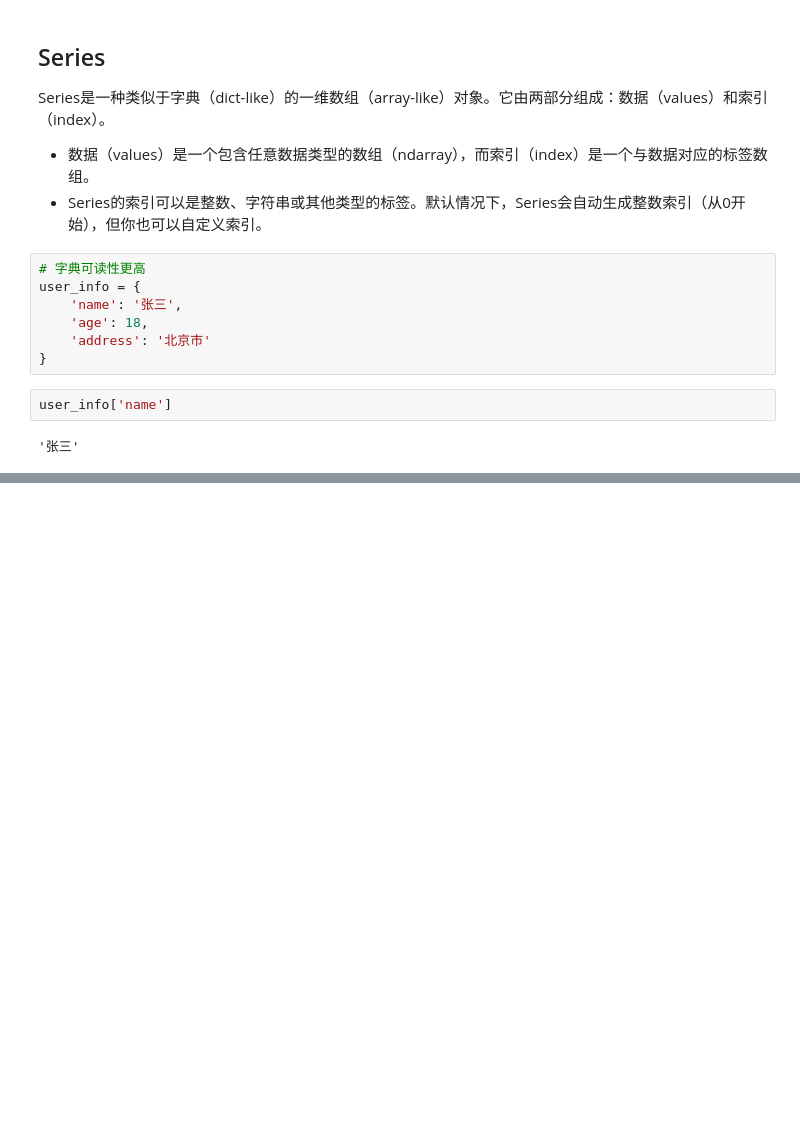
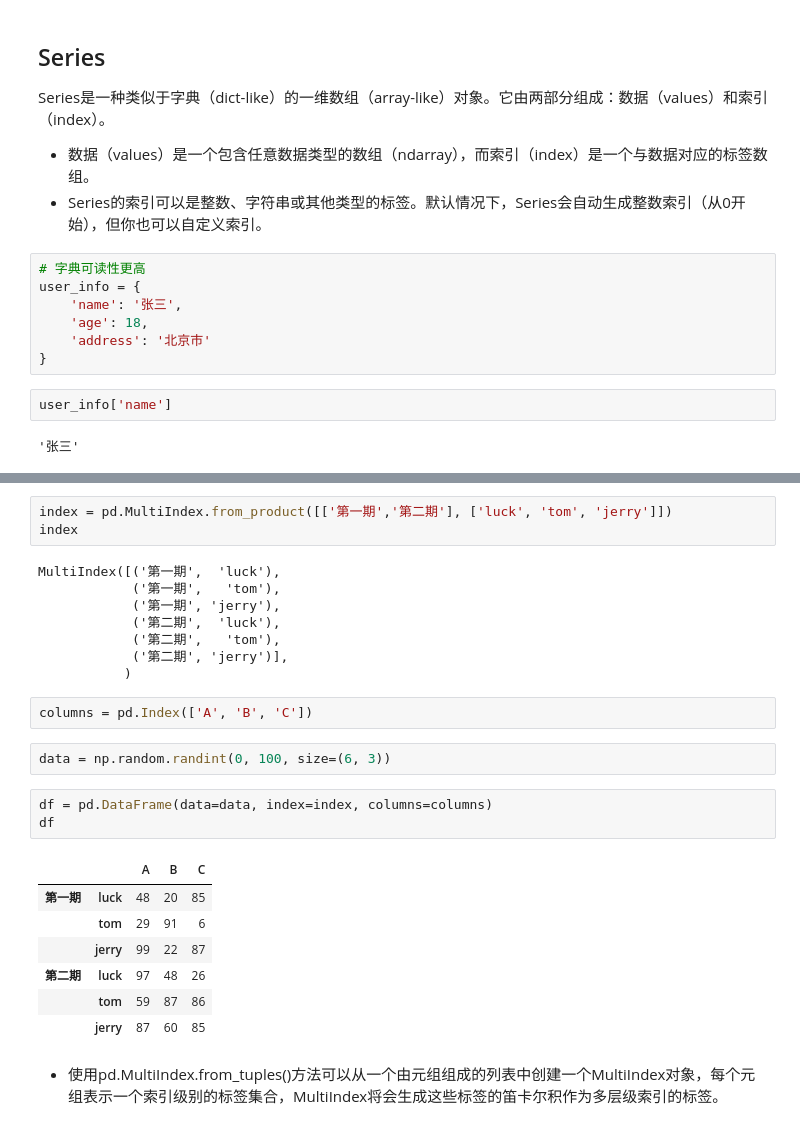
Before and after one commit to wang-bao-le/data-analysis, a Jupyter notebook: 04.Pandas核心数据类型.ipynb, the cells around one changed output, grey strips where cells are left out. Cells and saved outputs as stored; diff of their text form; blank space fills up the shorter version.

```diff
--- a/04.Pandas核心数据类型.ipynb
+++ b/04.Pandas核心数据类型.ipynb
@@ -32,0 +1053,28 @@ user_info['name']
+# %%
+index = pd.MultiIndex.from_product([['第一期','第二期'], ['luck', 'tom', 'jerry']])
+index
+# %% [output]
+MultiIndex([('第一期',  'luck'),
+            ('第一期',   'tom'),
+            ('第一期', 'jerry'),
+            ('第二期',  'luck'),
+            ('第二期',   'tom'),
+            ('第二期', 'jerry')],
+           )
+# %%
+columns = pd.Index(['A', 'B', 'C'])
+# %%
+data = np.random.randint(0, 100, size=(6, 3))
+# %%
+df = pd.DataFrame(data=data, index=index, columns=columns)
+df
+# %% [output]
+|  |  | A | B | C |
+| 第一期 | luck | 48 | 20 | 85 |
+|  | tom | 29 | 91 | 6 |
+|  | jerry | 99 | 22 | 87 |
+| 第二期 | luck | 97 | 48 | 26 |
+|  | tom | 59 | 87 | 86 |
+|  | jerry | 87 | 60 | 85 |
+# %% [markdown]
+- 使用pd.MultiIndex.from_tuples()方法可以从一个由元组组成的列表中创建一个MultiIndex对象，每个元组表示一个索引级别的标签集合，MultiIndex将会生成这些标签的笛卡尔积作为多层级索引的标签。
```
Also changed, not shown: parts of 228 cells of this notebook.
